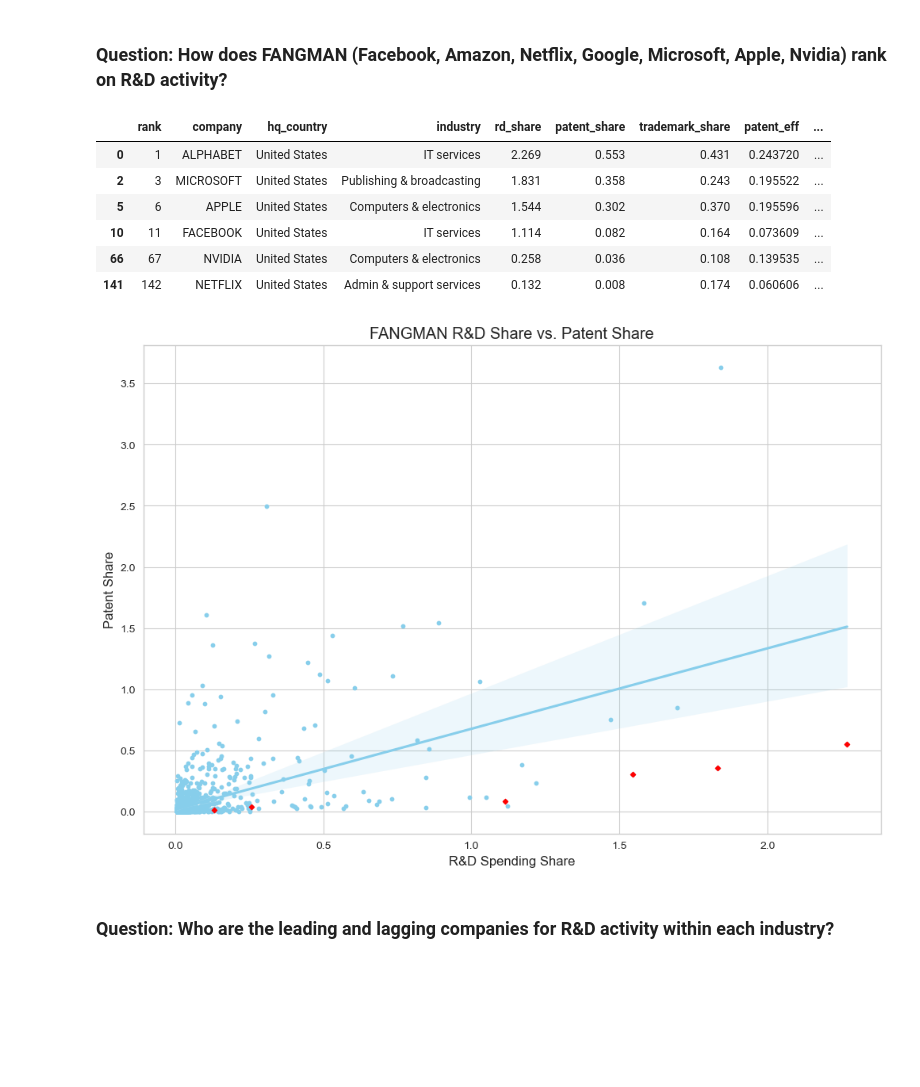
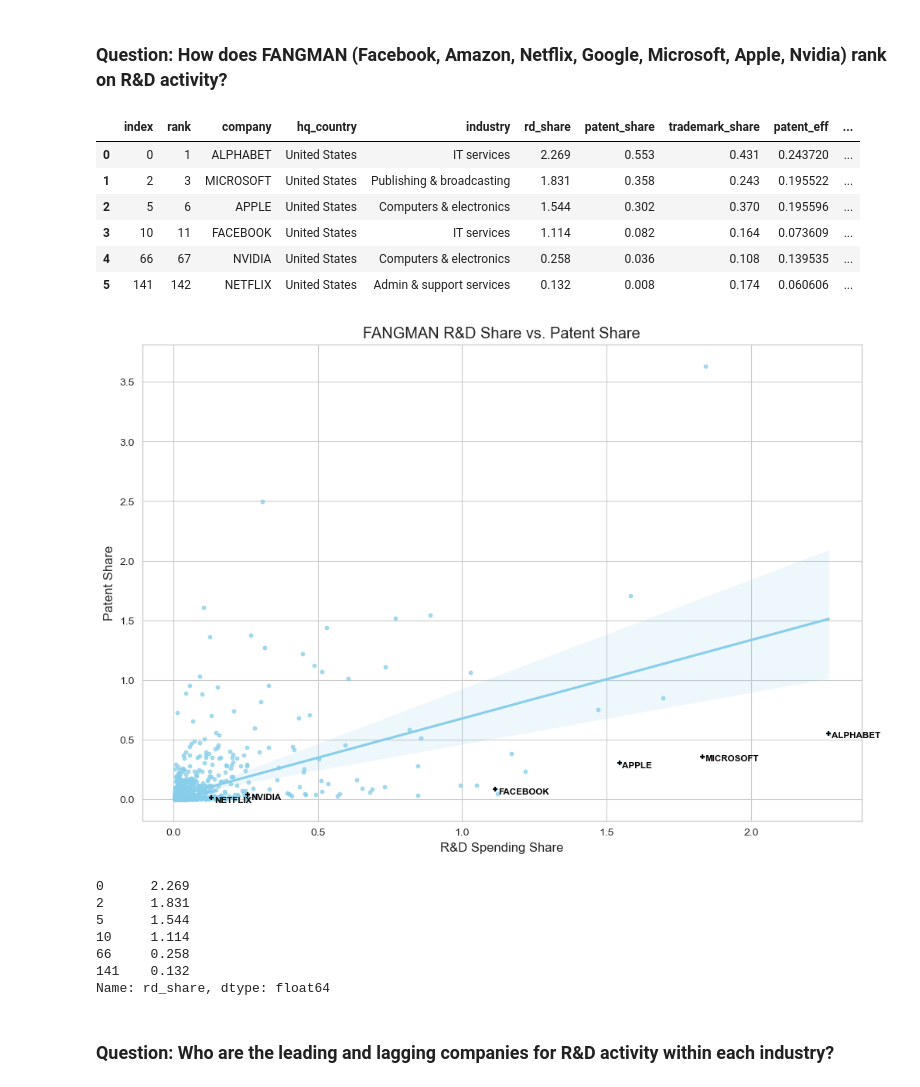
Before and after one commit to bassoonelephant/ip-productivity, a Jupyter notebook: ip_workbench.ipynb, the cells around one changed output. Saved outputs shown, nothing was run; the diff lists cells and outputs as text; code cells hidden in the pictures; blank space fills up the shorter version.

Commit message:
finish company analysis draft

```diff
--- a/ip_workbench.ipynb
+++ b/ip_workbench.ipynb
@@ -736,8 +736,8 @@ sns.regplot(x = 'rd_share',
             y = 'patent_share',
             data = df,
             x_jitter = 0.0,
-            y_jitter = 0.0,
-            scatter_kws = {"color":"green", "alpha":0.3, "s":10},
+            y_jitter = 0.2,
+            scatter_kws = {"color":"black", "alpha":0.3, "s":10},
             line_kws = {"color":"r"},
            )
 
@@ -748,8 +748,10 @@ plt.ylabel('Patent Share')
 
 # Add labels
 for i in range(df.shape[0]):
-    plt.text(x = df.rd_share[i]+0.3, y = df.patent_share[i]+0.3, s=df.industry[i],
-    fontdict = dict(size = 10))
+    plt.text(x = df.rd_share[i]+0.1,
+             y = df.patent_share[i]+0.1,
+             s=df.industry[i],
+             fontdict = dict(size = 8))
 
 # Show graph
 plt.show()
@@ -1067,50 +1088,70 @@ fangman = ['FACEBOOK',
 # Find observations in dataset that match
 df = company_analysis
 df_fangman = df.loc[df['company'].isin(fangman)]
+df_fangman.reset_index(inplace = True)
 df_fangman
 # %% [output]
-|  | rank | company | hq_country | industry | rd_share | patent_share | trademark_share | patent_eff | ... |
-| 0 | 1 | ALPHABET | United States | IT services | 2.269 | 0.553 | 0.431 | 0.243720 | ... |
-| 2 | 3 | MICROSOFT | United States | Publishing & broadcasting | 1.831 | 0.358 | 0.243 | 0.195522 | ... |
-| 5 | 6 | APPLE | United States | Computers & electronics | 1.544 | 0.302 | 0.370 | 0.195596 | ... |
-| 10 | 11 | FACEBOOK | United States | IT services | 1.114 | 0.082 | 0.164 | 0.073609 | ... |
-| 66 | 67 | NVIDIA | United States | Computers & electronics | 0.258 | 0.036 | 0.108 | 0.139535 | ... |
-| 141 | 142 | NETFLIX | United States | Admin & support services | 0.132 | 0.008 | 0.174 | 0.060606 | ... |
+|  | index | rank | company | hq_country | industry | rd_share | patent_share | trademark_share | patent_eff | ... |
+| 0 | 0 | 1 | ALPHABET | United States | IT services | 2.269 | 0.553 | 0.431 | 0.243720 | ... |
+| 1 | 2 | 3 | MICROSOFT | United States | Publishing & broadcasting | 1.831 | 0.358 | 0.243 | 0.195522 | ... |
+| 2 | 5 | 6 | APPLE | United States | Computers & electronics | 1.544 | 0.302 | 0.370 | 0.195596 | ... |
+| 3 | 10 | 11 | FACEBOOK | United States | IT services | 1.114 | 0.082 | 0.164 | 0.073609 | ... |
+| 4 | 66 | 67 | NVIDIA | United States | Computers & electronics | 0.258 | 0.036 | 0.108 | 0.139535 | ... |
+| 5 | 141 | 142 | NETFLIX | United States | Admin & support services | 0.132 | 0.008 | 0.174 | 0.060606 | ... |
 # %%
 # Scatterplot with Linear Regression
 
 # Draw scatterplot
 df = company_analysis
 
 plt.figure(figsize=(12,8))
 sns.set_style('whitegrid')
 sns.regplot(x = 'rd_share',
             y = 'patent_share',
             data = df,
             x_jitter = 0.0,
             y_jitter = 0.0,
-            scatter_kws = {"color":"skyblue", "alpha":1, "s":10},
+            scatter_kws = {"color":"skyblue", "alpha":.7, "s":10},
             line_kws = {"color":"skyblue"},
            )
 
 sns.regplot(x = 'rd_share',
             y = 'patent_share',
             data = df_fangman,
             fit_reg = False,
-            marker = "D",
-            scatter_kws = {"color":"red", "alpha":1, "s":10}
+            marker = "+",
+            scatter_kws = {"color":"black", "alpha":1, "s":25}
            )
 
+# Add data labels for FANGMAN
+for i in range(0,df_fangman.shape[0]):
+     plt.text(df_fangman.rd_share[i]+.01,
+              df_fangman.patent_share[i]-.04,
+              df_fangman.company[i],
+              horizontalalignment='left',
+              size='small',
+              color='black',
+              weight='semibold')
 
 # Axes and Labels
 plt.title('FANGMAN R&D Share vs. Patent Share')
 plt.xlabel('R&D Spending Share')
 plt.ylabel('Patent Share')
 
 # Show graph
 plt.show()
 # %% [output]
-[figure, old version]
+[figure, new version]
+# %%
+df_fangman.rd_share
+# %% [output]
+0      2.269
+2      1.831
+5      1.544
+10     1.114
+66     0.258
+141    0.132
+Name: rd_share, dtype: float64
 # %% [markdown]
 ### Question: Who are the leading and lagging companies for R&D activity within each industry?
 # %%
```
Also changed, not shown: parts of 5 cells of this notebook.
